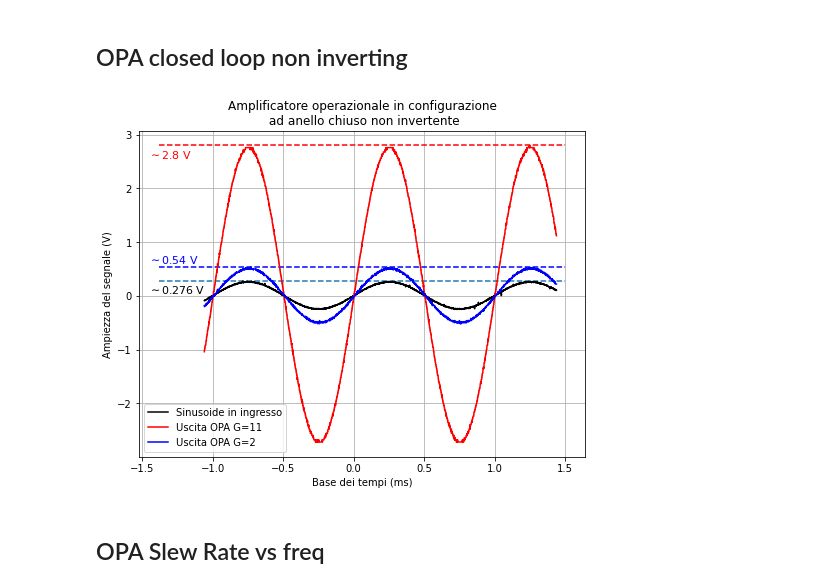
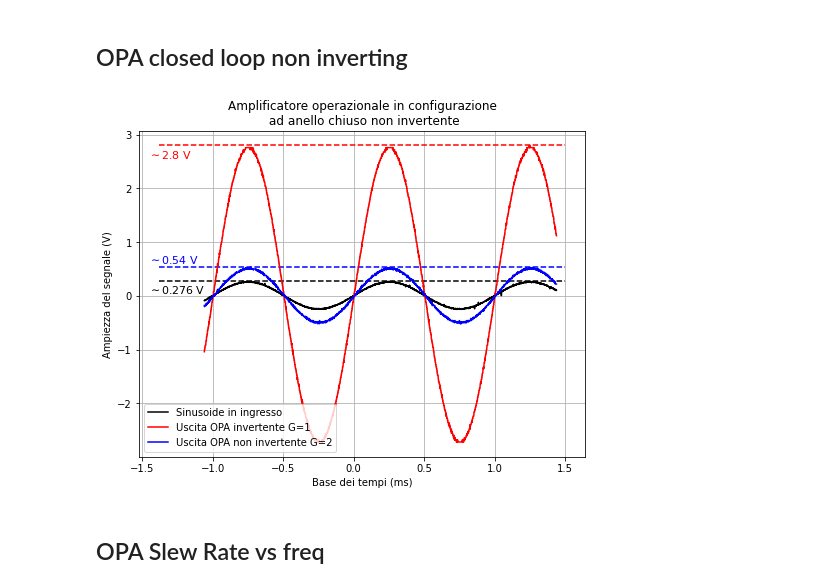
Before and after one commit to valeriopagliarino/Electronics-2021-UNITO-Public, a Jupyter notebook: analysis/1_Introduction_and_OPA_amplifiers.ipynb, the cells around one changed output. Drawn from its saved outputs; the diff is of its cells as text; code cells hidden in the pictures.

Commit message:
changed gain graph

```diff
--- a/analysis/1_Introduction_and_OPA_amplifiers.ipynb
+++ b/analysis/1_Introduction_and_OPA_amplifiers.ipynb
@@ -365,40 +365,40 @@ outG2  = ch2_2['Data'].to_numpy().transpose()[1]
 
 fig, ax = plt.subplots(figsize=(8, 6))
 ax.plot(time1, input1, color = "black", label = "Sinusoide in ingresso")
-ax.plot(time1, outG11, color = "red", label = "Uscita OPA G=11")
-ax.plot(time2, outG2, color = "blue", label = "Uscita OPA G=2")
+ax.plot(time1, outG11, color = "red", label = "Uscita OPA invertente G=1")
+ax.plot(time2, outG2, color = "blue", label = "Uscita OPA non invertente G=2")
 
 
 
 ax.set(xlabel='Base dei tempi (ms)', ylabel='Ampiezza del segnale (V)',
        title='Amplificatore operazionale in configurazione\n ad anello chiuso non invertente')
 
 ax.grid()
 ax.legend(loc="lower left")
 
 e1 = "$\sim $" + str(input1.max()) + " V"
 e2 = "$\sim $" + str(outG2.max()) + " V"
 e3 = "$\sim $" + str(outG11.max()) + " V"
 
 
 ax.text(-1.46, input1.max() - 0.05, e1,
         verticalalignment='top', horizontalalignment='left',
         color='black', fontsize=11)
-ax.hlines(input1.max(), -1.38, 1.5,linestyle = "--")
+ax.hlines(input1.max(), -1.38, 1.5,linestyle = "--",color='black')
 
 ax.text(-1.46, outG2.max() + 0.25, e2,
         verticalalignment='top', horizontalalignment='left',
         color='blue', fontsize=11)
 ax.hlines(outG2.max(), -1.38, 1.5, linestyle = "--", color="blue")
 
 ax.text(-1.46, outG11.max() - 0.05, e3,
         verticalalignment='top', horizontalalignment='left',
         color='red', fontsize=11)
 ax.hlines(outG11.max(), -1.38, 1.5, linestyle = "--", color="red")
 
 plt.savefig(f"{OUTPUTDIR}/OPA-closed-loop-non-inv-G2-11.pdf")
 # %% [output]
-[figure, old version]
+[figure, new version]
 # %% [markdown]
 ## OPA Slew Rate vs freq
 # %%
```
Also changed, not shown: parts of 2 cells of this notebook, 10 other files.
